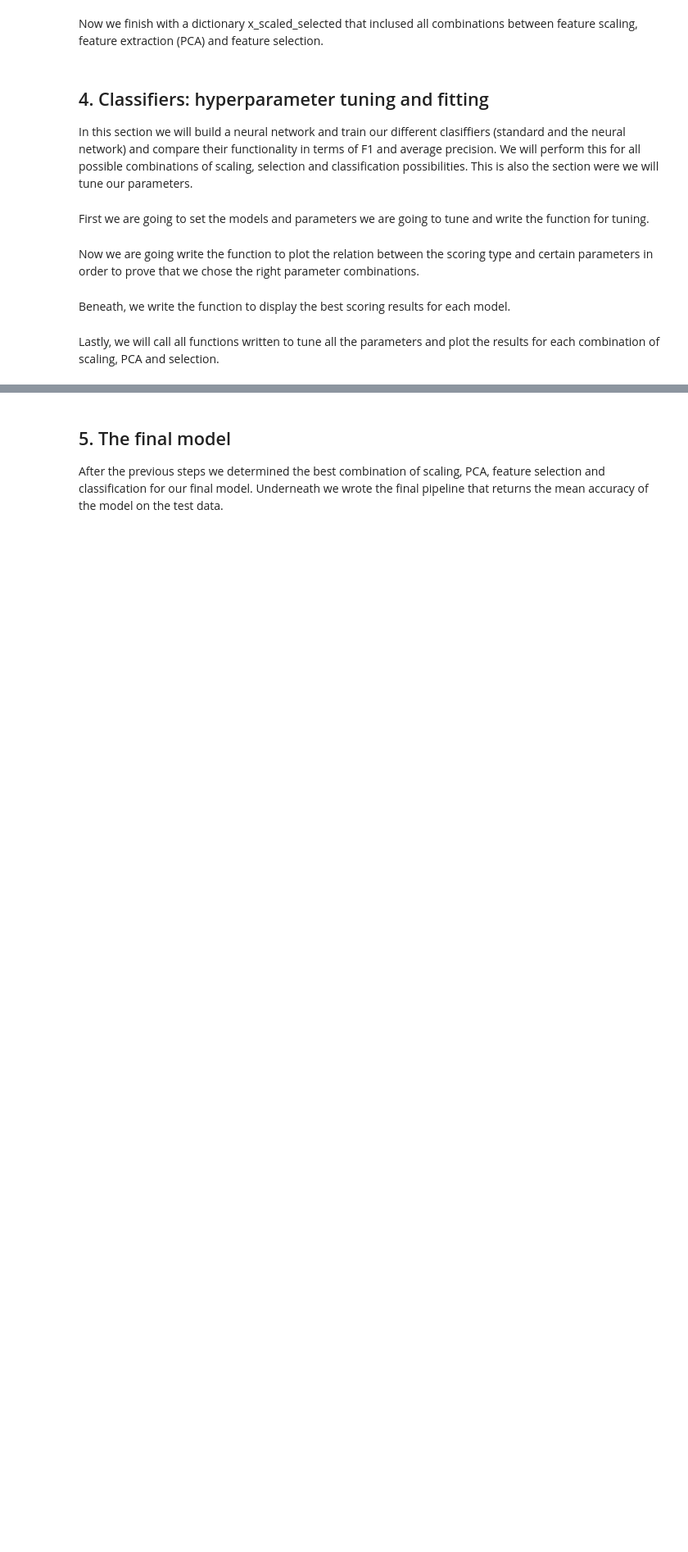
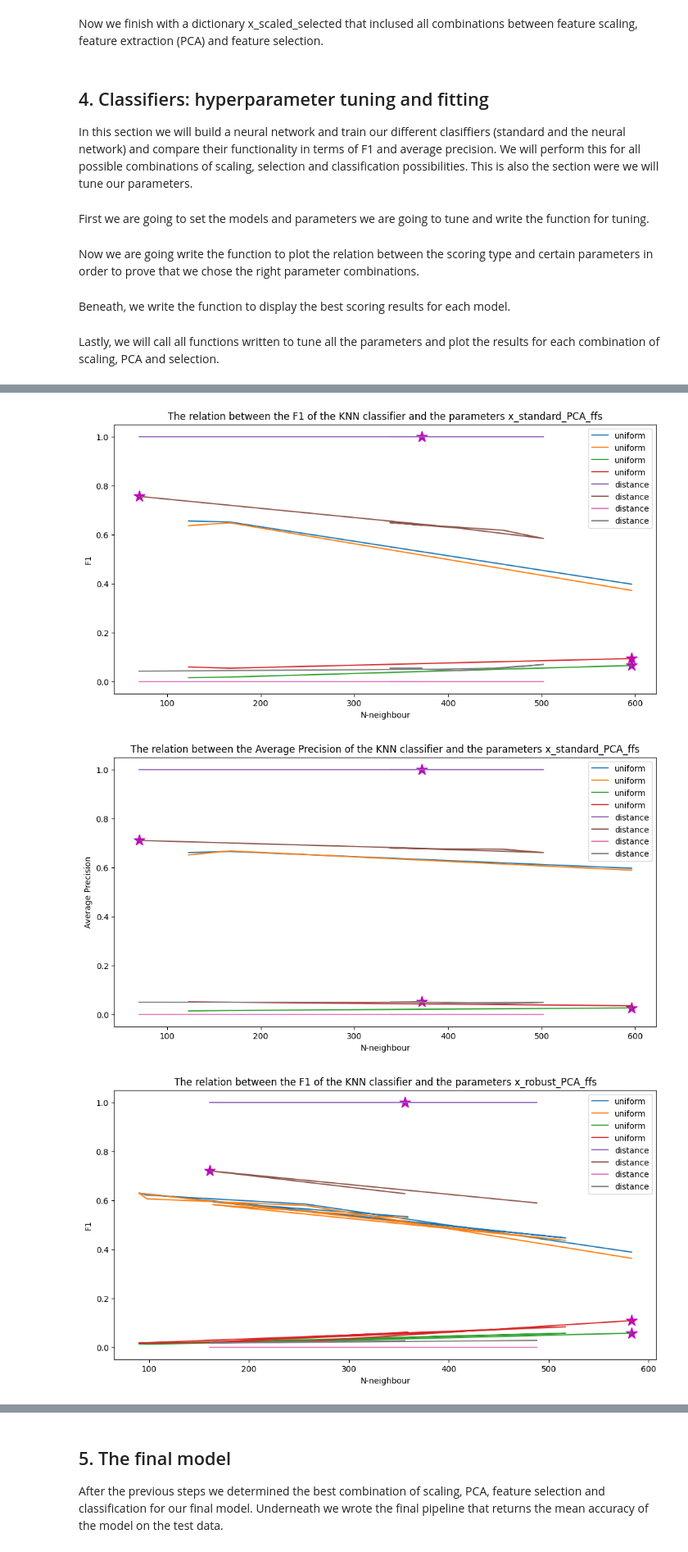
Before and after one commit to JosefienBerg/TM10007_ML_ECG_group4, a Jupyter notebook: assignment_ecg.ipynb, the cells around one changed output, grey strips where cells are left out. Shown at 82% size. Drawn from its saved outputs; the diff is of its cells as text; code cells hidden in the pictures; blank space fills up the shorter version.

```diff
--- a/assignment_ecg.ipynb
+++ b/assignment_ecg.ipynb
@@ -162,15 +163,15 @@ There are multiple ways to scale features by standarization and normalization.
 # %%
 # 1. Standardization of the data
 scaler_standard = StandardScaler()
-x_scaled_standard = scaler_standard.fit_transform(x_train)
+x_scaled_standard = scaler_standard.fit_transform(x_train_imp)
 
 # # 2. Min-max scaling
 # scaler_minmax = MinMaxScaler()
-# x_scaled_minmax = scaler_minmax.fit_transform(x_train)
+# x_scaled_minmax = scaler_minmax.fit_transform(x_train_imp)
 
 # 3. Robust scaling --> Robust is removed due to a to extensive loading time during the training of SVC
 scaler_robust= RobustScaler()
-x_scaled_robust = scaler_robust.fit_transform(x_train)
+x_scaled_robust = scaler_robust.fit_transform(x_train_imp)
 
 x_scaled = {"standard":x_scaled_standard, "robust":x_scaled_robust}
 # %% [markdown]
@@ -461,10 +469,14 @@ print(count_zeros)
 # %%
 # Create visualization of results
 plt.close('all') #make sure you class all windows before plotting to prevent plotting in the same figure
 
 for combination_name, data in x_scaled_selected.items():
 
   #Create all plots to show the relation between the scoring type and parameters for every combination
   plot_knn(results_all_combinations[combination_name], scoring, combination_name)
-  plot_svc(results_all_combinations[combination_name], scoring, combination_name)
-  plot_randomforest(results_all_combinations[combination_name], scoring, combination_name)
+  # plot_svc(results_all_combinations[combination_name], scoring, combination_name)
+  # plot_randomforest(results_all_combinations[combination_name], scoring, combination_name)
+# %% [output]
+[figure, added]
+[figure, added]
+[figure, added]
```
Also changed, not shown: parts of 11 cells of this notebook.
